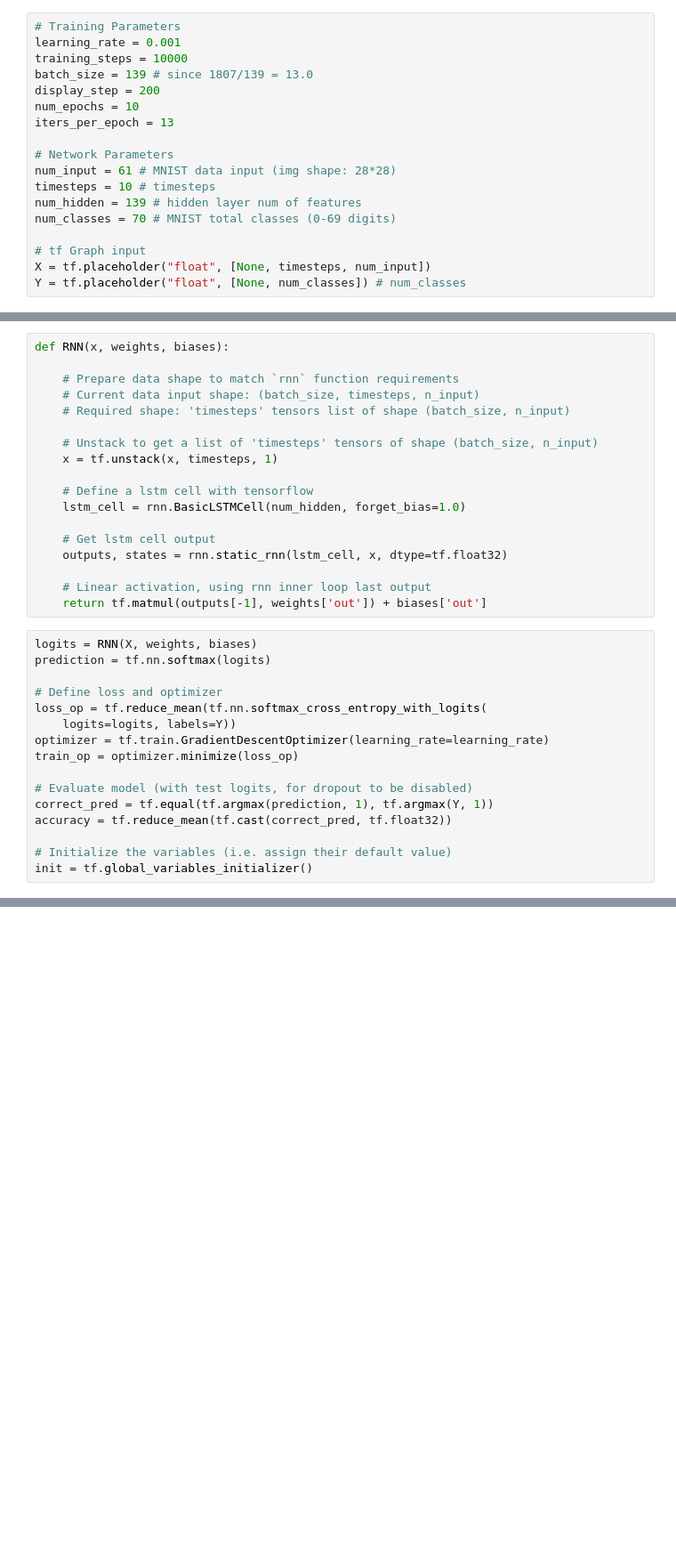
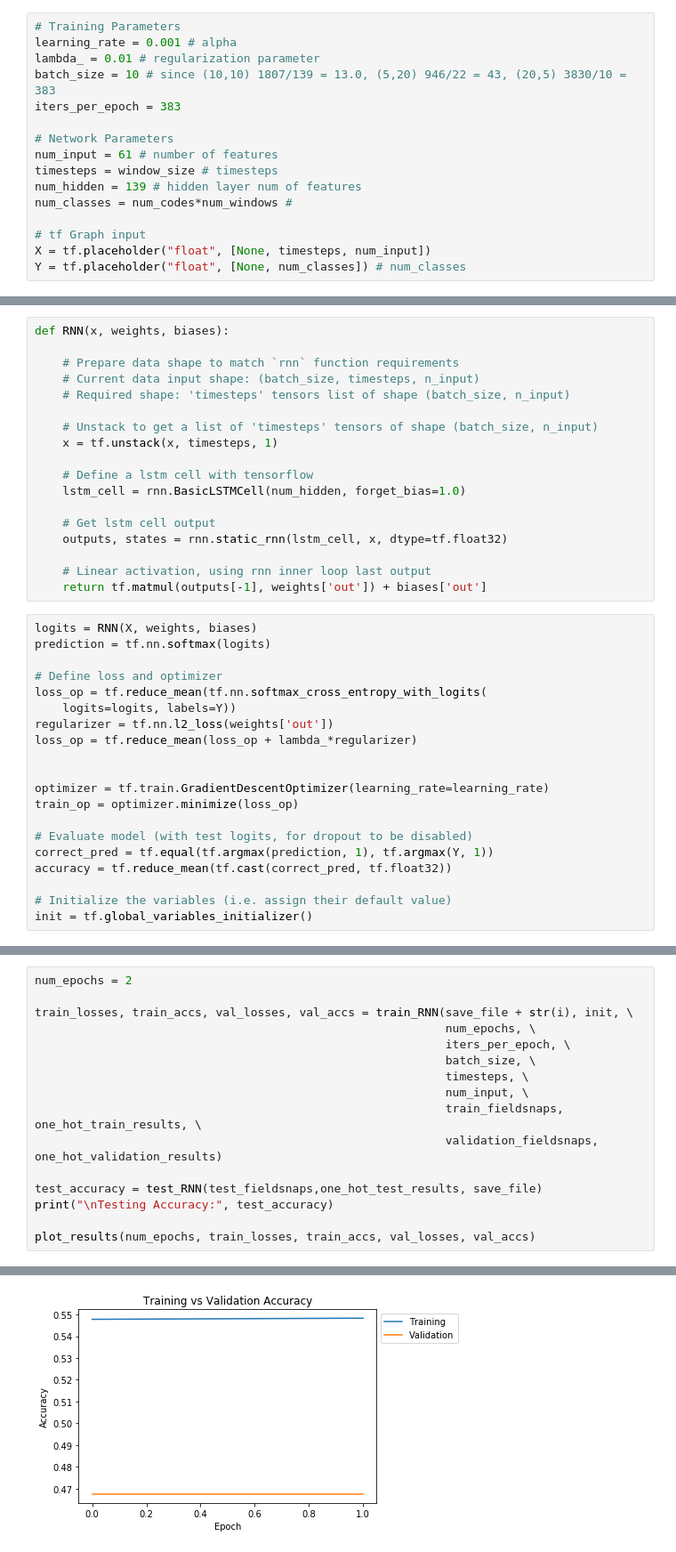
Before and after one commit to christydennison/paccar, a Jupyter notebook: starterRNN.ipynb, the cells around one changed output, grey strips where cells are left out. Shown at 89% size. Saved outputs shown, nothing was run; the diff lists cells and outputs as text; blank space fills up the shorter version.

```diff
--- a/starterRNN.ipynb
+++ b/starterRNN.ipynb
@@ -108,17 +142,15 @@ percent of non repairsin test set:  0.4928571428571429
 # %%
 # Training Parameters
-learning_rate = 0.001
-training_steps = 10000
-batch_size = 139 # since 1807/139 = 13.0
-display_step = 200
-num_epochs = 10
-iters_per_epoch = 13
+learning_rate = 0.001 # alpha
+lambda_ = 0.01 # regularization parameter
+batch_size = 10 # since (10,10) 1807/139 = 13.0, (5,20) 946/22 = 43, (20,5) 3830/10 = 383
+iters_per_epoch = 383
 
 # Network Parameters
-num_input = 61 # MNIST data input (img shape: 28*28)
-timesteps = 10 # timesteps
+num_input = 61 # number of features
+timesteps = window_size # timesteps
 num_hidden = 139 # hidden layer num of features
-num_classes = 70 # MNIST total classes (0-69 digits)
+num_classes = num_codes*num_windows #
 
 # tf Graph input
 X = tf.placeholder("float", [None, timesteps, num_input])
@@ -156,6 +188,10 @@ prediction = tf.nn.softmax(logits)
 # Define loss and optimizer
 loss_op = tf.reduce_mean(tf.nn.softmax_cross_entropy_with_logits(
     logits=logits, labels=Y))
+regularizer = tf.nn.l2_loss(weights['out'])
+loss_op = tf.reduce_mean(loss_op + lambda_*regularizer)
+
+
 optimizer = tf.train.GradientDescentOptimizer(learning_rate=learning_rate)
 train_op = optimizer.minimize(loss_op)
 
@@ -223,0 +287,17 @@ Testing Accuracy: 0.485714
+# %%
+num_epochs = 2
+
+train_losses, train_accs, val_losses, val_accs = train_RNN(save_file + str(i), init, \
+                                                           num_epochs, \
+                                                           iters_per_epoch, \
+                                                           batch_size, \
+                                                           timesteps, \
+                                                           num_input, \
+                                                           train_fieldsnaps, one_hot_train_results, \
+                                                           validation_fieldsnaps, one_hot_validation_results)
+
+test_accuracy = test_RNN(test_fieldsnaps,one_hot_test_results, save_file)
+print("\nTesting Accuracy:", test_accuracy)
+
+plot_results(num_epochs, train_losses, train_accs, val_losses, val_accs)
+# %% [output]
@@ -223,0 +317 @@ Testing Accuracy: 0.485714
+[figure, added]
```
Also changed, not shown: parts of 8 cells of this notebook.
